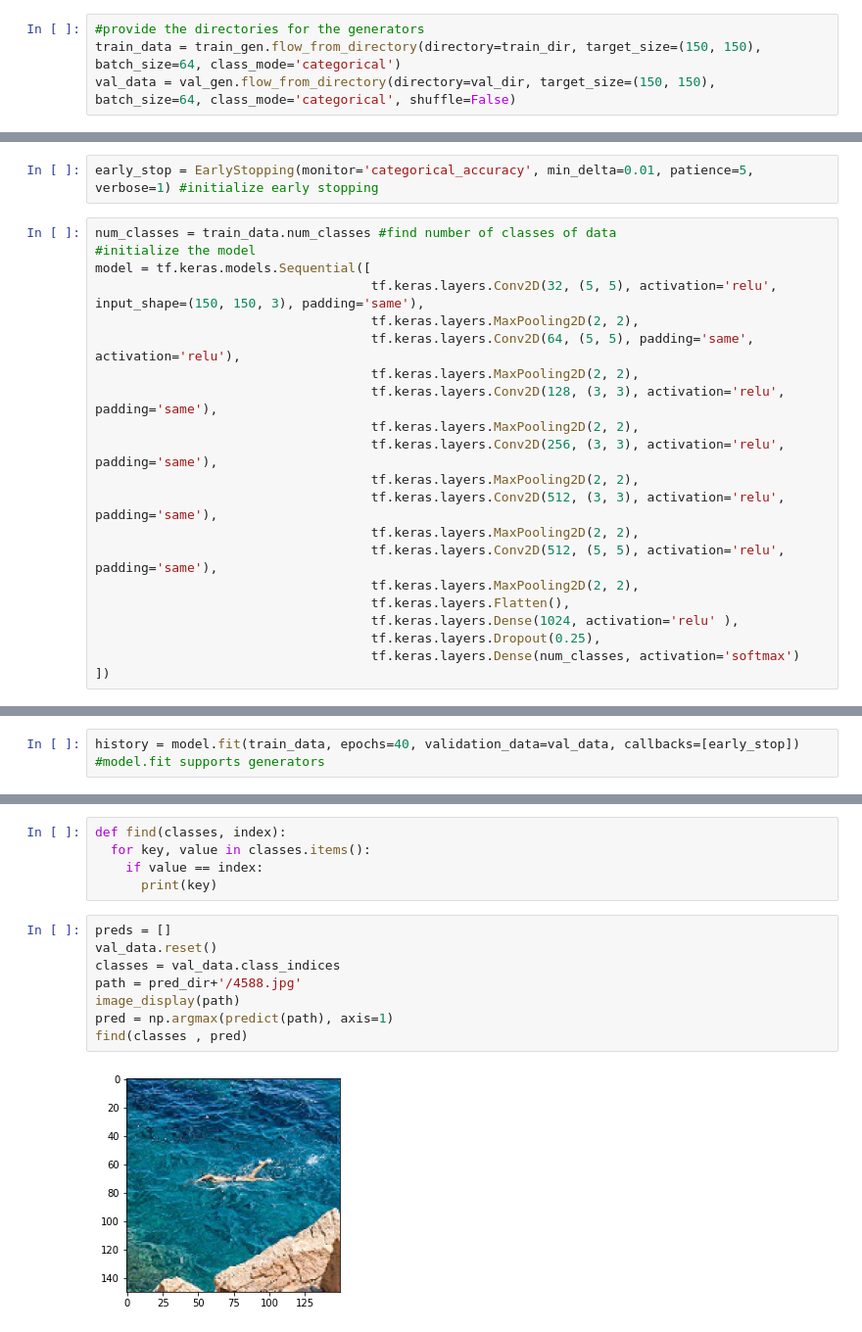
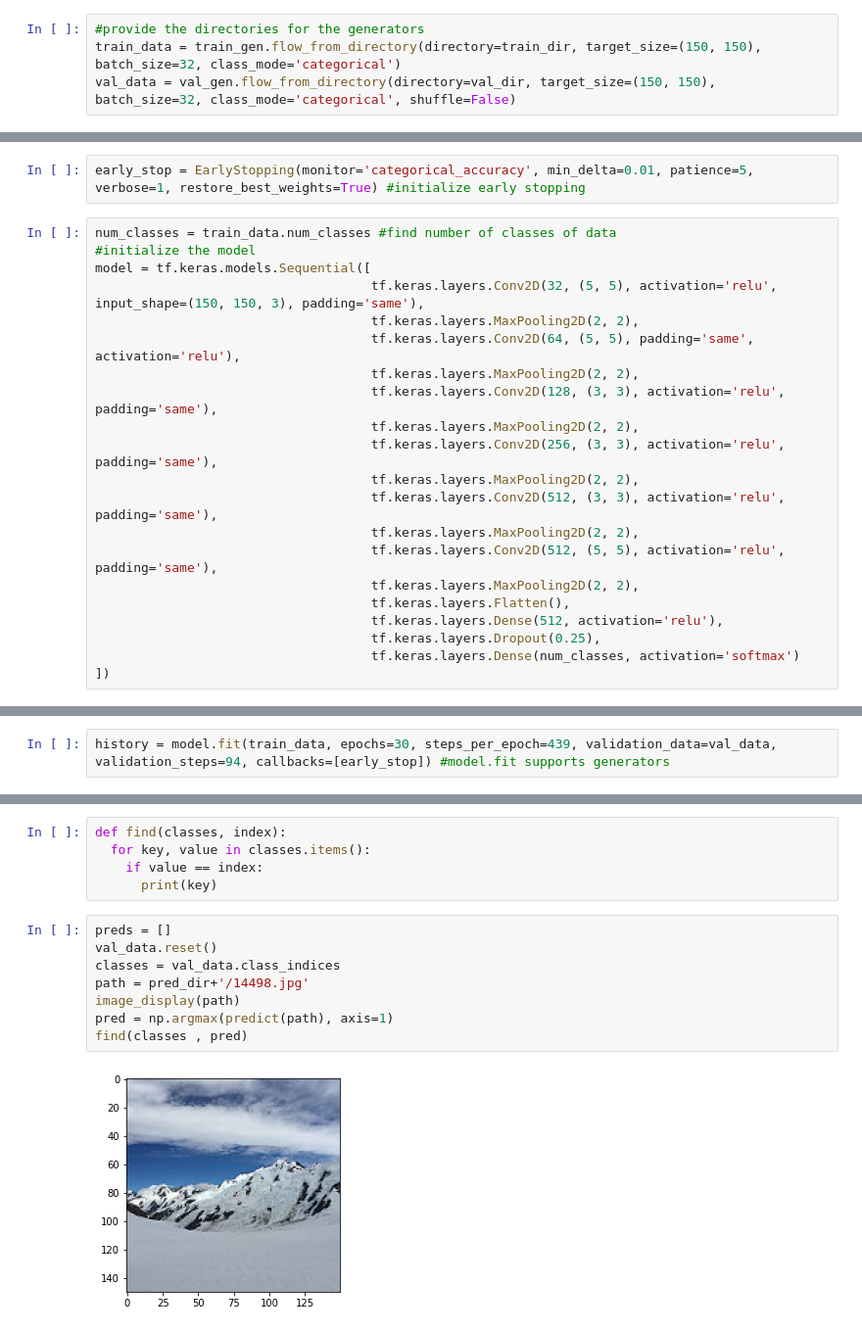
Before and after one commit to UzumakiBK/Intel-Image-Classification-Kaggle-Challenge, a Jupyter notebook: intel_image_classification.ipynb, the cells around one changed output, grey strips where cells are left out. Shown at 98% size. Cells and saved outputs as stored; diff of their text form.

```diff
--- a/intel_image_classification.ipynb
+++ b/intel_image_classification.ipynb
@@ -71,12 +71,12 @@ val_gen = ImageDataGenerator(rescale=1/255.0, rotation_range=45, width_shift_ran
 # %%
 #provide the directories for the generators
-train_data = train_gen.flow_from_directory(directory=train_dir, target_size=(150, 150), batch_size=64, class_mode='categorical')
-val_data = val_gen.flow_from_directory(directory=val_dir, target_size=(150, 150), batch_size=64, class_mode='categorical', shuffle=False)
+train_data = train_gen.flow_from_directory(directory=train_dir, target_size=(150, 150), batch_size=32, class_mode='categorical')
+val_data = val_gen.flow_from_directory(directory=val_dir, target_size=(150, 150), batch_size=32, class_mode='categorical', shuffle=False)
 # %% [output]
 Found 14034 images belonging to 6 classes.
 Found 3000 images belonging to 6 classes.
 # %%
-early_stop = EarlyStopping(monitor='categorical_accuracy', min_delta=0.01, patience=5, verbose=1) #initialize early stopping
+early_stop = EarlyStopping(monitor='categorical_accuracy', min_delta=0.01, patience=5, verbose=1, restore_best_weights=True) #initialize early stopping
 # %%
 num_classes = train_data.num_classes #find number of classes of data
 #initialize the model
@@ -94,7 +94,7 @@ model = tf.keras.models.Sequential([
                                     tf.keras.layers.Conv2D(512, (5, 5), activation='relu', padding='same'),
                                     tf.keras.layers.MaxPooling2D(2, 2),
                                     tf.keras.layers.Flatten(),
-                                    tf.keras.layers.Dense(1024, activation='relu' ),
+                                    tf.keras.layers.Dense(512, activation='relu'),
                                     tf.keras.layers.Dropout(0.25),
                                     tf.keras.layers.Dense(num_classes, activation='softmax')
 ])
@@ -121,5 +121,5 @@ Trainable params: 10,261,318
 Non-trainable params: 0
 _________________________________________________________________
 # %%
-history = model.fit(train_data, epochs=40, validation_data=val_data, callbacks=[early_stop]) #model.fit supports generators
+history = model.fit(train_data, epochs=30, steps_per_epoch=439, validation_data=val_data, validation_steps=94, callbacks=[early_stop]) #model.fit supports generators
 # %% [output]
@@ -206,10 +206,10 @@ def find(classes, index):
 # %%
 preds = []
 val_data.reset()
 classes = val_data.class_indices
-path = pred_dir+'/4588.jpg'
+path = pred_dir+'/14498.jpg'
 image_display(path)
 pred = np.argmax(predict(path), axis=1)
 find(classes , pred)
 # %% [output]
-[figure, old version]
+[figure, new version]
```
Also changed, not shown: parts of 10 cells of this notebook.
